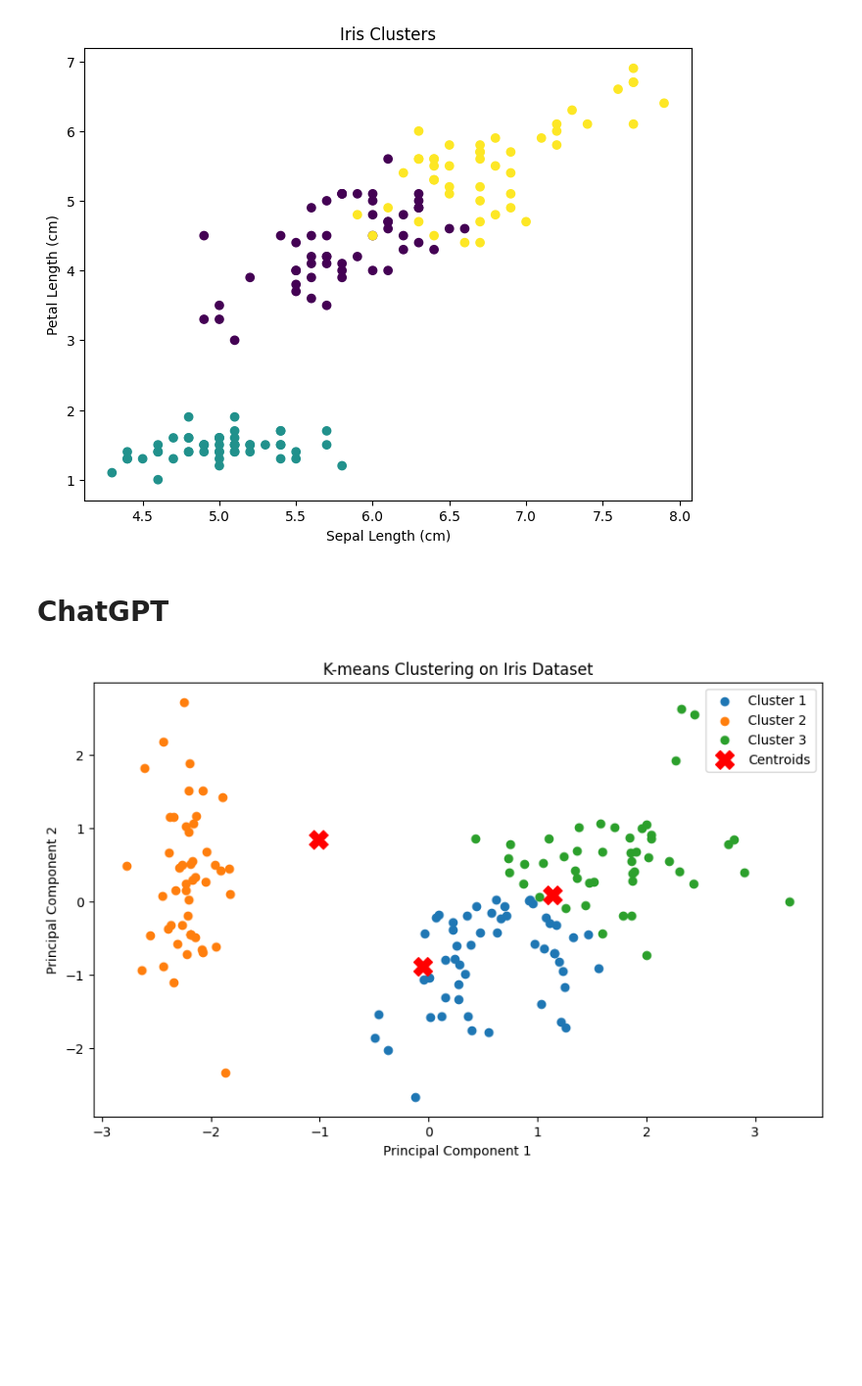
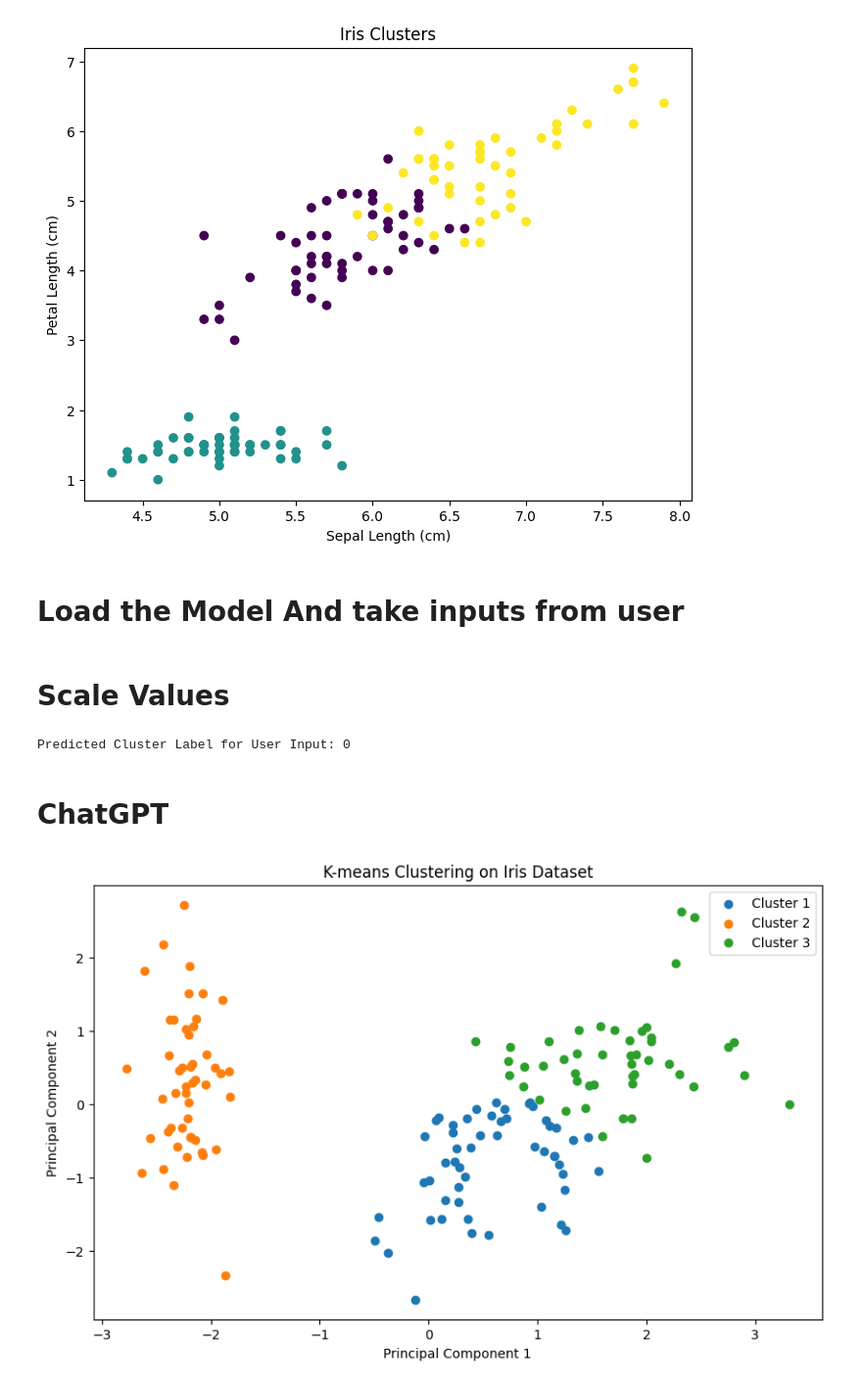
Before and after one commit to M-Farjad/semester-5, a Jupyter notebook: AI/Assignment/Tasks/Task 2.ipynb, the cells around one changed output. Shown at 98% size. Cells and saved outputs as stored; diff of their text form; code cells hidden in the pictures; blank space fills up the shorter version.

Commit message:
project Diagrams

```diff
--- a/AI/Assignment/Tasks/Task 2.ipynb
+++ b/AI/Assignment/Tasks/Task 2.ipynb
@@ -39,3 +42,5 @@ plt.title('Iris Clusters')
 plt.show()
 # %% [output]
 [figure]
+# %% [markdown]
+# Load the Model And take inputs from user
@@ -42,3 +56,15 @@ plt.show()
+# %% [markdown]
+# Scale Values
+# %%
+# Create a DataFrame with the user input
+new_data = pd.DataFrame({'sepal_length': [sepal_length], 'sepal_width': [sepal_width], 'petal_length': [petal_length], 'petal_width': [petal_width]})
+scaled_new_data = scaler.transform(new_data)
+
+# Predict the cluster label for the user input
+new_labels = loaded_kmeans.predict(scaled_new_data)
+print("Predicted Cluster Label for User Input:", new_labels[0])
+# %% [output]
+Predicted Cluster Label for User Input: 0
 # %% [markdown]
 # ChatGPT
 # %%
@@ -59,33 +85,33 @@ y = iris_data['class']
 
 # Standardize the features
 scaler = StandardScaler()
 X_scaled = scaler.fit_transform(X)
 
 # Apply K-means clustering
 kmeans = KMeans(n_clusters=3, random_state=42, n_init=10)
 kmeans.fit(X_scaled)
 
 # Add cluster labels to the original dataset
 iris_data['cluster'] = kmeans.labels_
 
 # Visualize the results using PCA for dimensionality reduction
 pca = PCA(n_components=2)
 X_pca = pca.fit_transform(X_scaled)
 
 # Plot the clusters
 plt.figure(figsize=(10, 6))
 
 for i in range(3):
     cluster_points = X_pca[kmeans.labels_ == i]
     plt.scatter(cluster_points[:, 0], cluster_points[:, 1], label=f'Cluster {i + 1}')
 
-plt.scatter(kmeans.cluster_centers_[:, 0], kmeans.cluster_centers_[:, 1],
-            s=200, marker='X', c='red', label='Centroids')
+# plt.scatter(kmeans.cluster_centers_[:, 0], kmeans.cluster_centers_[:, 1],
+#             s=200, marker='X', c='red', label='Centroids')
 
 plt.title('K-means Clustering on Iris Dataset')
 plt.xlabel('Principal Component 1')
 plt.ylabel('Principal Component 2')
 plt.legend()
 plt.show()
 # %% [output]
-[figure, old version]
+[figure, new version]
```
Also changed, not shown: parts of 9 cells of this notebook, 23 other files.
